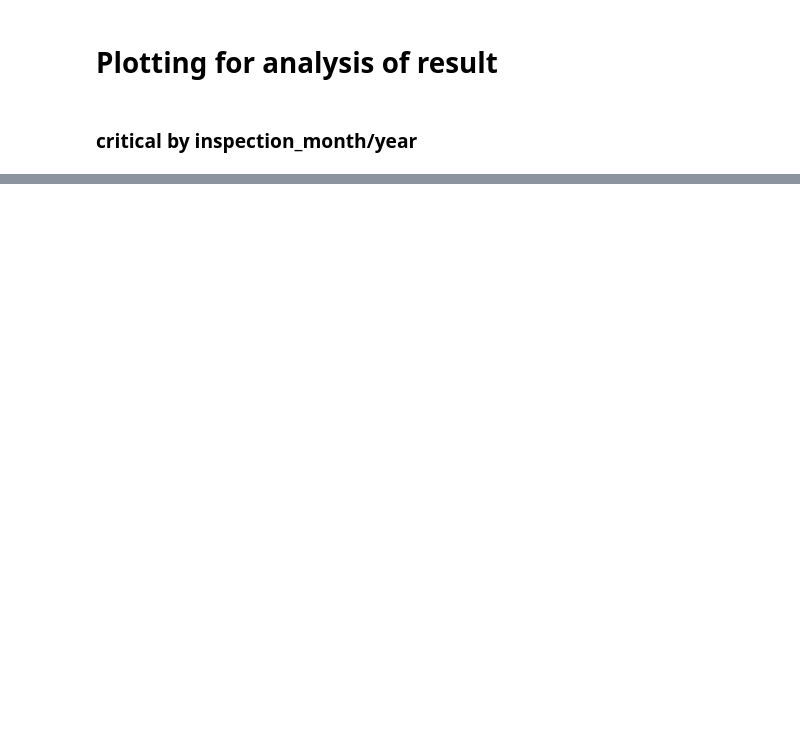
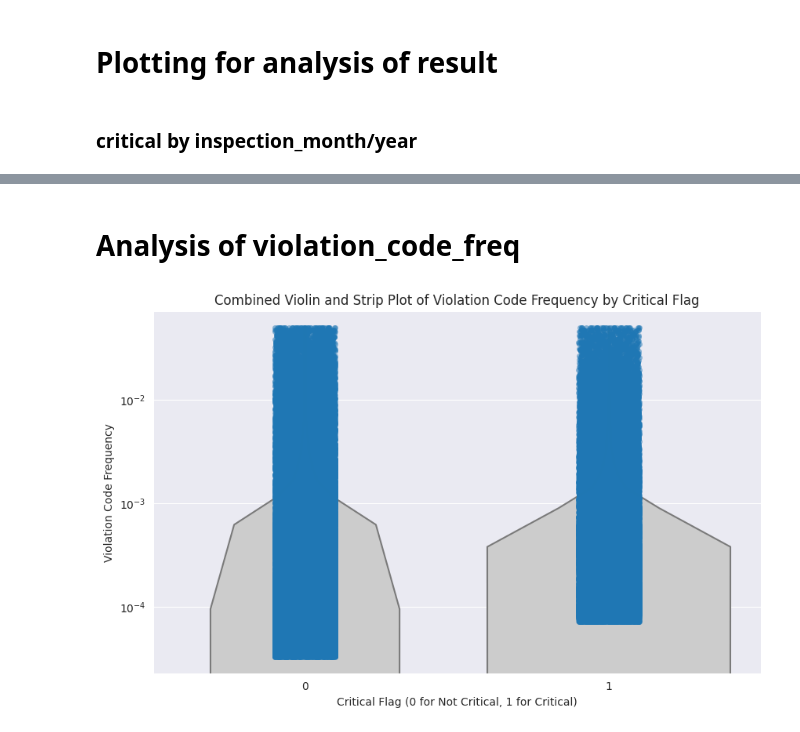
Before and after one commit to tracyhsj/Big-Apple-Bite-Safe, a Jupyter notebook: exploration&visualization/visualization.ipynb, the cells around one changed output, grey strips where cells are left out. Drawn from its saved outputs; the diff is of its cells as text; code cells hidden in the pictures; blank space fills up the shorter version.

```diff
--- a/exploration&visualization/visualization.ipynb
+++ b/exploration&visualization/visualization.ipynb
@@ -380,0 +416,18 @@ plt.show()
+# %% [markdown]
+# Analysis of violation_code_freq
+# %%
+# convert 'critical_flag' to 0 and 1
+df['critical_flag_numeric'] = df['critical_flag'].map({'Not Critical': 0, 'Critical': 1})
+
+plt.figure(figsize=(10, 6))
+# Create the violin plot to show the distribution
+sns.violinplot(data=df, x='critical_flag_numeric', y='violation_code_freq', inner=None, color=".8")
+# Create the strip plot to show individual observations
+sns.stripplot(data=df, x='critical_flag_numeric', y='violation_code_freq', jitter=True, alpha=0.5)
+plt.yscale('log')  # Apply a logarithmic scale to the y-axis
+plt.title("Combined Violin and Strip Plot of Violation Code Frequency by Critical Flag")
+plt.xlabel('Critical Flag (0 for Not Critical, 1 for Critical)')
+plt.ylabel('Violation Code Frequency')
+plt.show()
+# %% [output]
+[figure, added]
```
Also changed, not shown: parts of 19 cells of this notebook, 2 other files.
